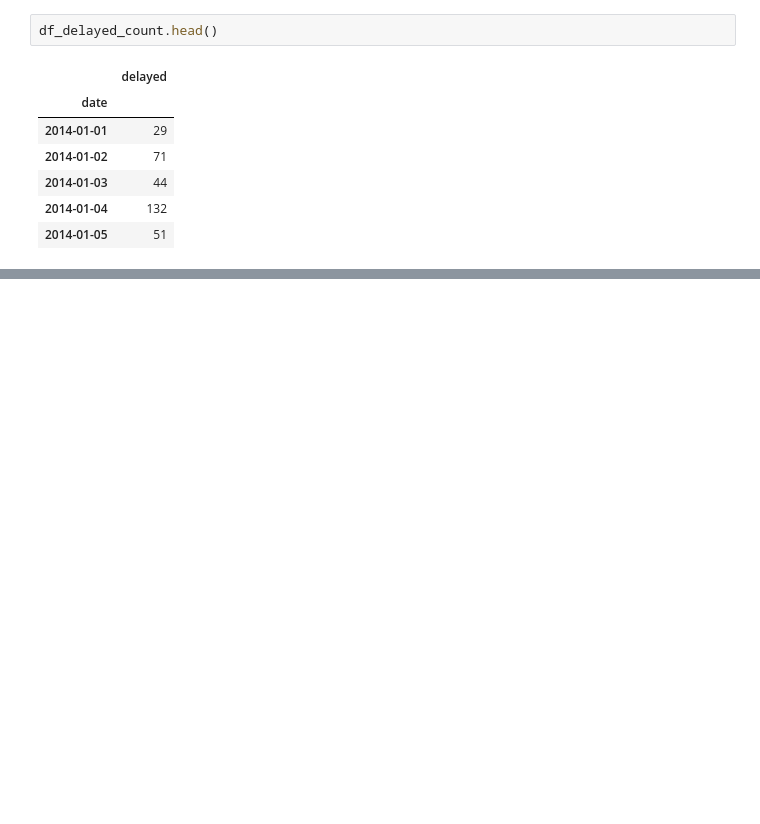
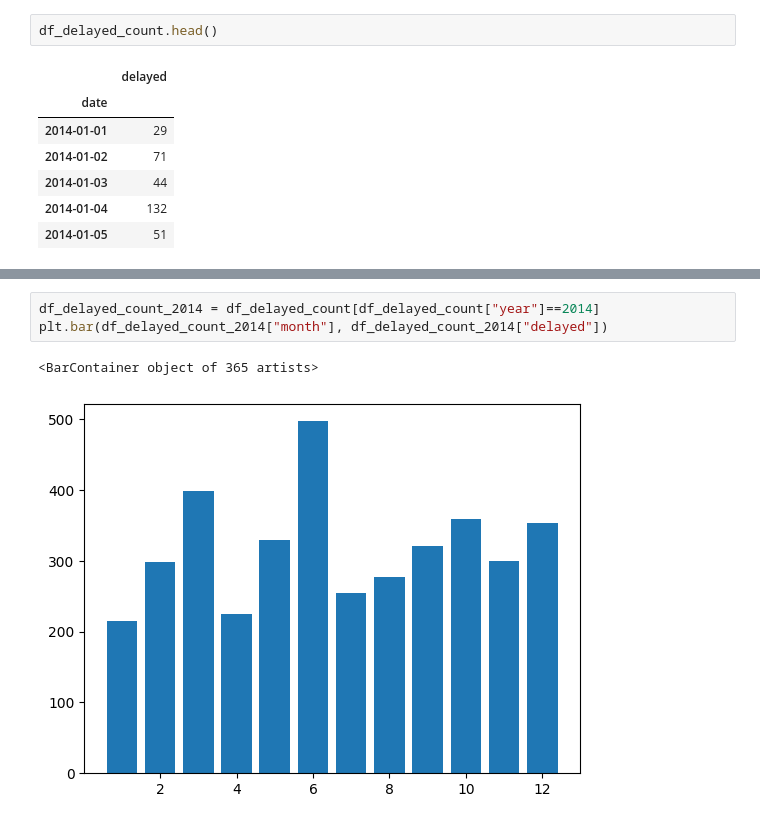
Before and after one commit to ilse-espino/train_delays_belgium, a Jupyter notebook: 4.1-graphs.ipynb, the cells around one changed output, grey strips where cells are left out. Cells and saved outputs as stored; diff of their text form; blank space fills up the shorter version.

```diff
--- a/4.1-graphs.ipynb
+++ b/4.1-graphs.ipynb
@@ -42,0 +66,6 @@ df_delayed_count.head()
+# %%
+df_delayed_count_2014 = df_delayed_count[df_delayed_count["year"]==2014]
+plt.bar(df_delayed_count_2014["month"], df_delayed_count_2014["delayed"])
+# %% [output]
+<BarContainer object of 365 artists>
+[figure, added]
```
Also changed, not shown: parts of 13 cells of this notebook, 2 other files.
